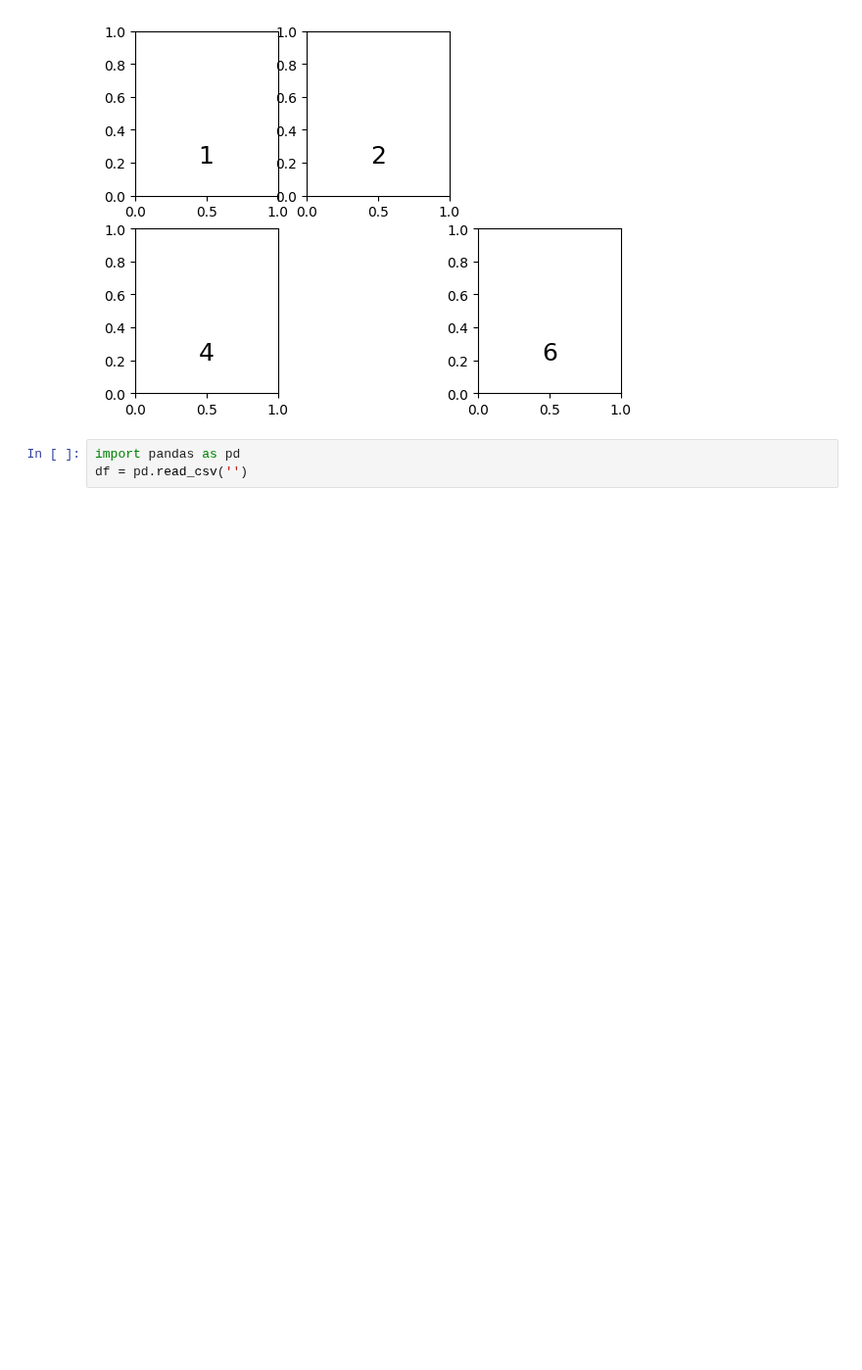
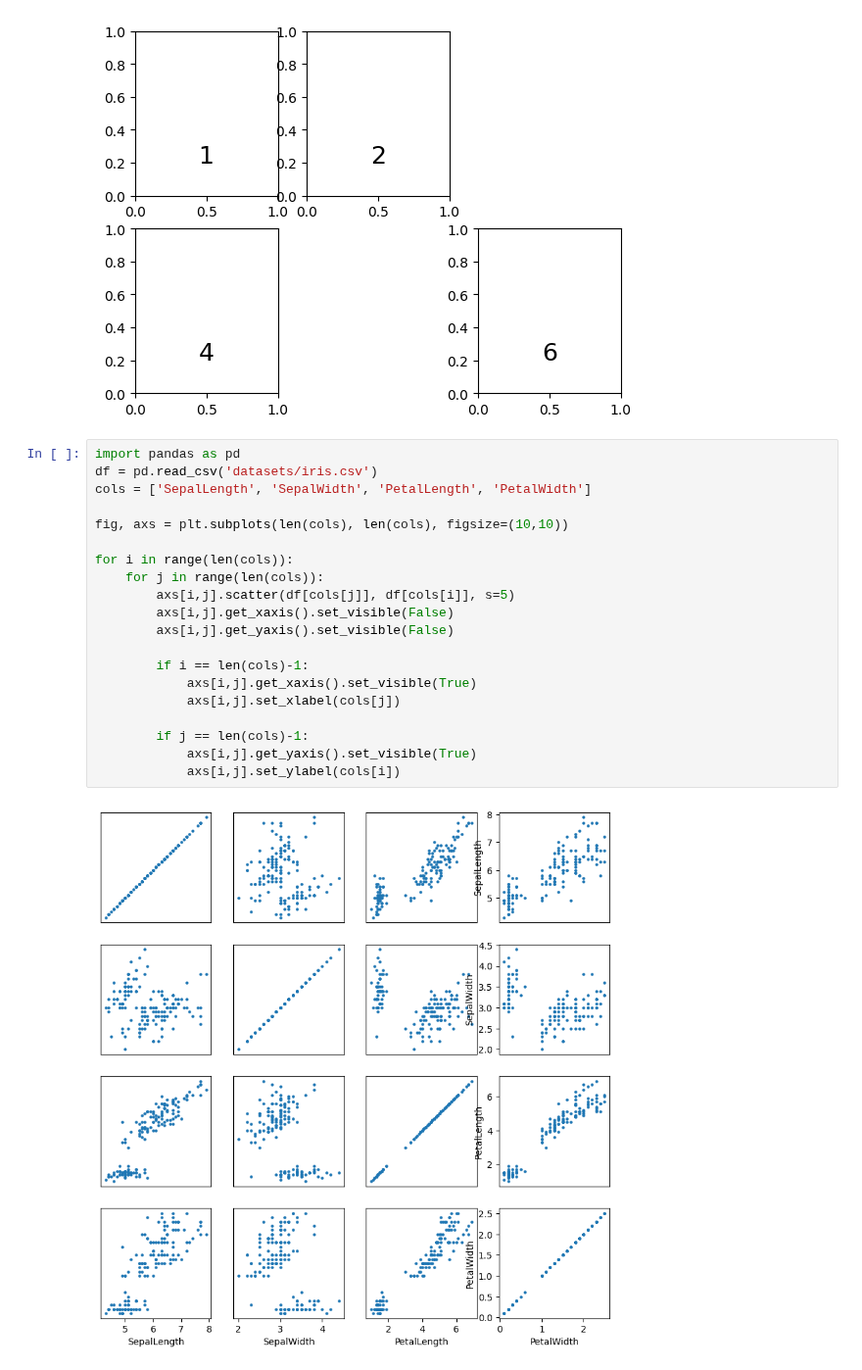
Before and after one commit to Zainab-Ayoub/dataScienceProblems, a Jupyter notebook: subplots.ipynb, the cells around one changed output. Shown at 98% size. Cells and saved outputs as stored; diff of their text form; blank space fills up the shorter version.

Commit message:
width and length

```diff
--- a/subplots.ipynb
+++ b/subplots.ipynb
@@ -62,6 +62,25 @@ for i in range(1,7):
         ax.text(0.5, 0.2, str((i)), fontsize=18, ha='center')
 # %% [output]
 [figure]
-# %%
-import pandas as pd
-df = pd.read_csv('')
+# %%
+import pandas as pd
+df = pd.read_csv('datasets/iris.csv')
+cols = ['SepalLength', 'SepalWidth', 'PetalLength', 'PetalWidth']
+
+fig, axs = plt.subplots(len(cols), len(cols), figsize=(10,10))
+
+for i in range(len(cols)):
+    for j in range(len(cols)):
+        axs[i,j].scatter(df[cols[j]], df[cols[i]], s=5)
+        axs[i,j].get_xaxis().set_visible(False)
+        axs[i,j].get_yaxis().set_visible(False)
+
+        if i == len(cols)-1:
+            axs[i,j].get_xaxis().set_visible(True)
+            axs[i,j].set_xlabel(cols[j])
+
+        if j == len(cols)-1:
+            axs[i,j].get_yaxis().set_visible(True)
+            axs[i,j].set_ylabel(cols[i])
+# %% [output]
+[figure, added]
```
